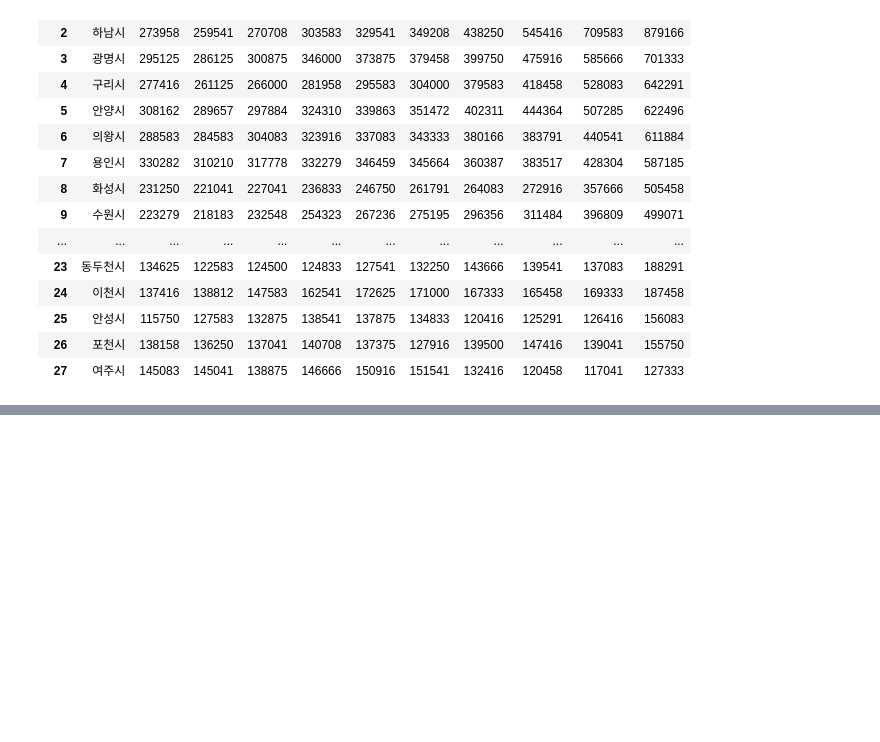
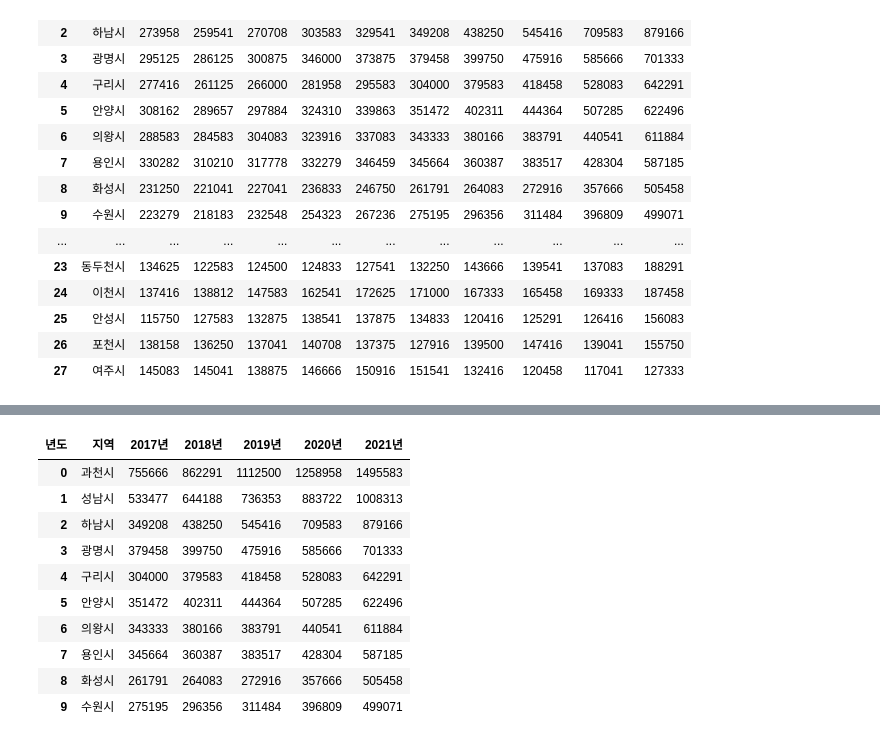
Before and after one commit to HBinble/StudyPython_Advanced, a Jupyter notebook: MiniProject_1차/4_1_경기도_주택가격(아파트중위매매가격).ipynb, the cells around one changed output, grey strips where cells are left out. Drawn from its saved outputs; the diff is of its cells as text; code cells hidden in the pictures; blank space fills up the shorter version.

```diff
--- a/MiniProject_1차/4_1_경기도_주택가격(아파트중위매매가격).ipynb
+++ b/MiniProject_1차/4_1_경기도_주택가격(아파트중위매매가격).ipynb
@@ -260,0 +260,15 @@ plt.show()
+# %%
+df_ggd_re_top10 = df_ggd_re[["지역", "2017년","2018년", "2019년", "2020년", "2021년"]].head(10)
+df_ggd_re_top10
+# %% [output]
+| 년도 | 지역 | 2017년 | 2018년 | 2019년 | 2020년 | 2021년 |
+| 0 | 과천시 | 755666 | 862291 | 1112500 | 1258958 | 1495583 |
+| 1 | 성남시 | 533477 | 644188 | 736353 | 883722 | 1008313 |
+| 2 | 하남시 | 349208 | 438250 | 545416 | 709583 | 879166 |
+| 3 | 광명시 | 379458 | 399750 | 475916 | 585666 | 701333 |
+| 4 | 구리시 | 304000 | 379583 | 418458 | 528083 | 642291 |
+| 5 | 안양시 | 351472 | 402311 | 444364 | 507285 | 622496 |
+| 6 | 의왕시 | 343333 | 380166 | 383791 | 440541 | 611884 |
+| 7 | 용인시 | 345664 | 360387 | 383517 | 428304 | 587185 |
+| 8 | 화성시 | 261791 | 264083 | 272916 | 357666 | 505458 |
+| 9 | 수원시 | 275195 | 296356 | 311484 | 396809 | 499071 |
```
Also changed, not shown: parts of 4 cells of this notebook, 48 other files.
